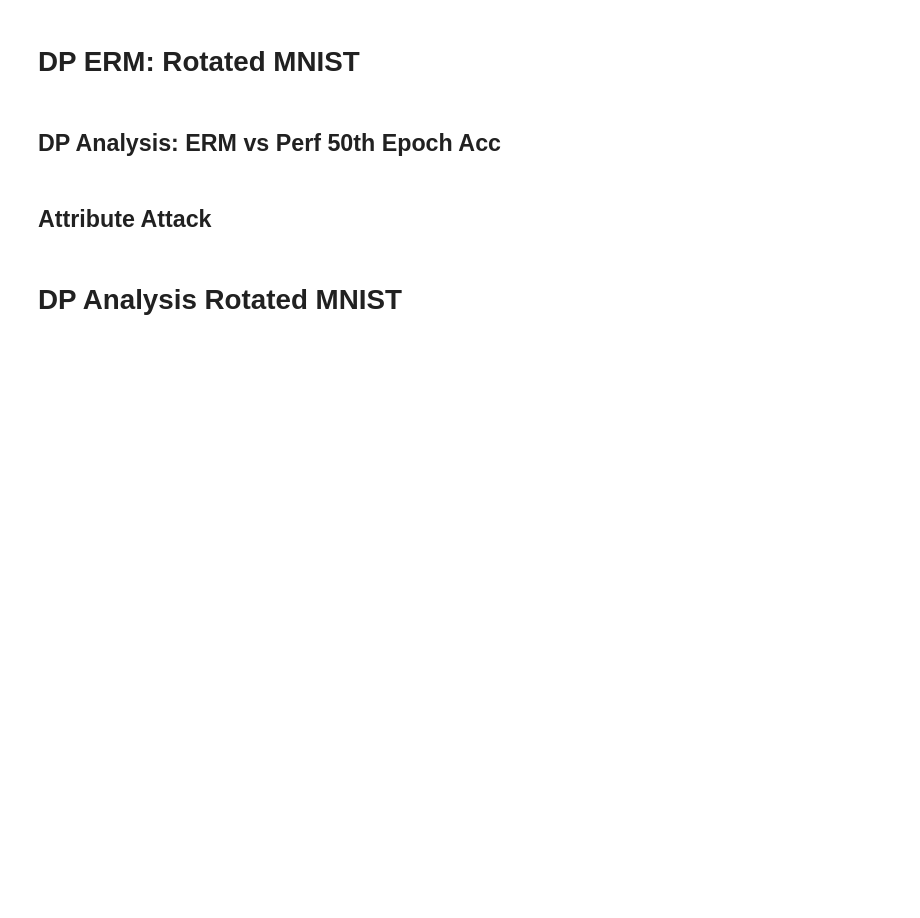
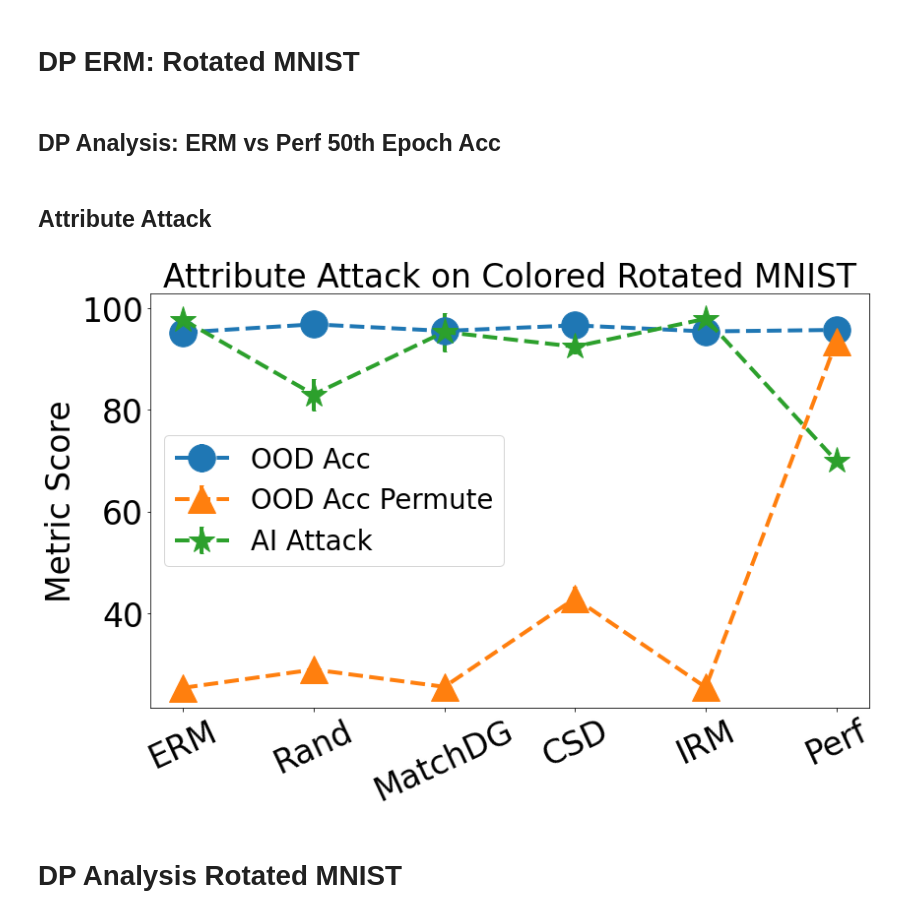
Before and after one commit to microsoft/robustdg, a Jupyter notebook: docs/notebooks/usenix_results.ipynb, the cells around one changed output. Saved outputs shown, nothing was run; the diff lists cells and outputs as text; code cells hidden in the pictures; blank space fills up the shorter version.

Commit message:
Changes to MNIST Plots

```diff
--- a/docs/notebooks/usenix_results.ipynb
+++ b/docs/notebooks/usenix_results.ipynb
@@ -281,27 +281,32 @@ for line in perf_data:
 # %%
 x=['ERM', 'Rand', 'MatchDG', 'CSD', 'IRM', 'Perf']
 matplotlib.rcParams.update({'errorbar.capsize': 2})
 fig, ax = plt.subplots(1, 1, figsize=(12, 8))
 fontsize=33
 fontsize_lgd= fontsize/1.2
-marker_list = ['o', '^']
+marker_list = ['o', '^', '*']
 
 ax.tick_params(labelsize=fontsize)
 ax.set_xticklabels(x, rotation=25)
 ax.set_title('Attribute Attack on Colored Rotated MNIST', fontsize= fontsize)
 ax.set_ylabel('Metric Score', fontsize=fontsize)
 
+ood_p = [95.2, 96.8, 95.5, 96.6, 95.4, 95.7]
+ood_p_err = [0.17, 0.06, 0.28, 0.48, 0.21, 0.19]
+acc_p= [25.3, 28.9, 25.5, 42.9, 25.4, 93.4]
+acc_p_err= [0.17, 1.81, 0.28, 2.30, 0.21, 0.35]
 mi= [97.7 , 83.0, 95.3, 92.4, 97.9, 69.9]
 mi_err= [0.41, 3.09, 3.80, 1.30, 0.30, 0.03]
-acc_p= [25.3, 28.9, 25.5, 42.9, 25.4, 93.4]
-acc_p_err= [0.17, 1.81, 0.28, 2.30, 0.21, 0.35]
 
-ax.errorbar(x, mi, yerr=mi_err, marker= marker_list[0], markersize= fontsize_lgd, linewidth=4, fmt='o--', label='AI Attack')
-ax.errorbar(x, acc_p, yerr=acc_p_err, marker= marker_list[1], markersize= fontsize_lgd, linewidth=4, fmt='o--', label='Test Acc Permute')
+ax.errorbar(x, ood_p, yerr=ood_p_err, marker= marker_list[0], markersize= fontsize_lgd, linewidth=4, fmt='o--', label='OOD Acc')
+ax.errorbar(x, acc_p, yerr=acc_p_err, marker= marker_list[1], markersize= fontsize_lgd, linewidth=4, fmt='o--', label='OOD Acc Permute')
+ax.errorbar(x, mi, yerr=mi_err, marker= marker_list[2], markersize= fontsize_lgd, linewidth=4, fmt='o--', label='AI Attack')
 ax.legend(fontsize= fontsize_lgd)
 
 plt.tight_layout()
 plt.savefig('../../results/ai_attack_cmnist.pdf', dpi=600)
+# %% [output]
+[figure, added]
 # %% [markdown]
 # DP Analysis Rotated MNIST
 # %%
```
Also changed, not shown: parts of 2 cells of this notebook, 3 other files.
